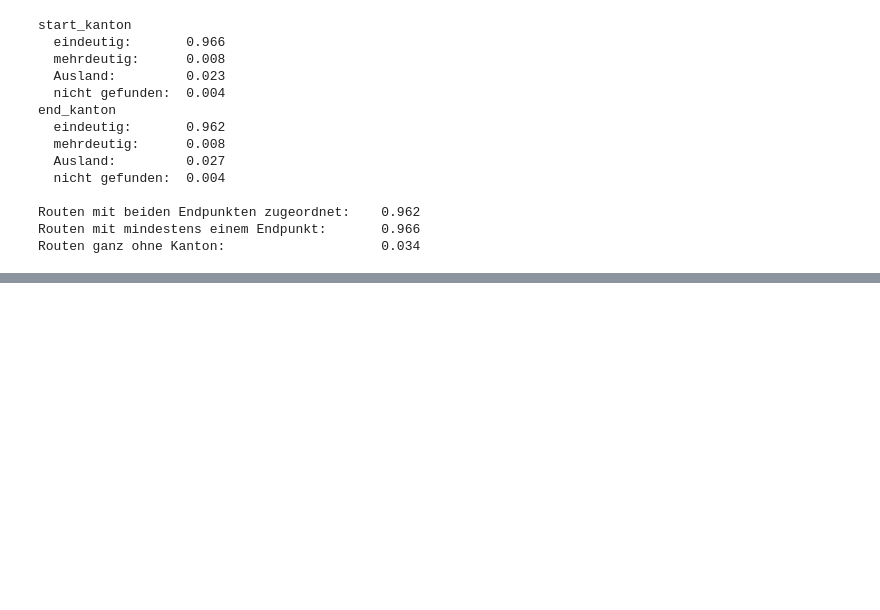
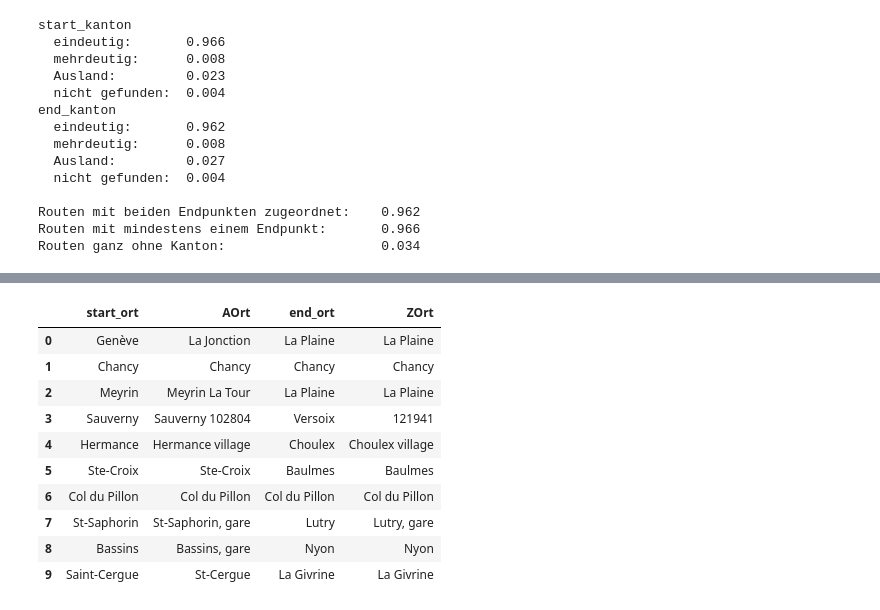
Before and after one commit to Simonblatt/CIP_HS2026_104, a Jupyter notebook: exploring_notebook_results.ipynb, the cells around one changed output, grey strips where cells are left out. Drawn from its saved outputs; the diff is of its cells as text; code cells hidden in the pictures; blank space fills up the shorter version.

```diff
--- a/merging_results.ipynb
+++ b/exploring_notebook_results.ipynb
@@ -1446,0 +1487,7 @@ result.to_csv("result_kantone.csv", index=False)
+# %%
+import geopandas as gpd
+
+routen_geo = gpd.read_file("geodaten/Route.shp")
+
+print(routen_geo.columns.tolist())
+print("Anzahl Zeilen:", len(routen_geo))
@@ -1446,0 +1497,6 @@ result.to_csv("result_kantone.csv", index=False)
+# %%
+result["route_nr"] = result["url"].str.extract(r"route-(\d+)")[0].astype(int)
+
+print("Routen in eurer Tabelle:", len(result))
+print("Davon im Geodatensatz gefunden:", result["route_nr"].isin(routen_geo["NrR"]).sum())
+print("Doppelte Nummern im Geodatensatz:", routen_geo["NrR"].duplicated().sum())
@@ -1446,0 +1515,5 @@ result.to_csv("result_kantone.csv", index=False)
+# %%
+routen_geo["NrR_int"] = pd.to_numeric(routen_geo["NrR"], errors="coerce")
+
+print("Nicht umwandelbar:", routen_geo["NrR_int"].isna().sum())
+print("Davon im Geodatensatz gefunden:", result["route_nr"].isin(routen_geo["NrR_int"]).sum())
@@ -1446,0 +1546,29 @@ result.to_csv("result_kantone.csv", index=False)
+# %%
+from shapely.geometry import Point
+
+def start_ende(geom):
+    # Manche Routen könnten aus mehreren Linienstücken bestehen (MultiLineString)
+    if geom.geom_type == "MultiLineString":
+        linien = list(geom.geoms)
+        return Point(linien[0].coords[0][:2]), Point(linien[-1].coords[-1][:2])
+    return Point(geom.coords[0][:2]), Point(geom.coords[-1][:2])
+
+punkte = routen_geo[routen_geo["NrR_int"].isin(result["route_nr"])].copy()
+punkte["start_punkt"], punkte["end_punkt"] = zip(*punkte["geometry"].apply(start_ende))
+
+df = result.merge(punkte[["NrR_int", "AOrt", "ZOrt", "start_punkt", "end_punkt"]],
+              left_on="route_nr", right_on="NrR_int", how="left")
+
+df[["start_ort", "AOrt", "end_ort", "ZOrt"]].head(10)
+# %% [output]
+|  | start_ort | AOrt | end_ort | ZOrt |
+| 0 | Genève | La Jonction | La Plaine | La Plaine |
+| 1 | Chancy | Chancy | Chancy | Chancy |
+| 2 | Meyrin | Meyrin La Tour | La Plaine | La Plaine |
+| 3 | Sauverny | Sauverny 102804 | Versoix | 121941 |
+| 4 | Hermance | Hermance village | Choulex | Choulex village |
+| 5 | Ste-Croix | Ste-Croix | Baulmes | Baulmes |
+| 6 | Col du Pillon | Col du Pillon | Col du Pillon | Col du Pillon |
+| 7 | St-Saphorin | St-Saphorin, gare | Lutry | Lutry, gare |
+| 8 | Bassins | Bassins, gare | Nyon | Nyon |
+| 9 | Saint-Cergue | St-Cergue | La Givrine | La Givrine |
```
Also changed, not shown: parts of 11 cells of this notebook, 3 other files.
